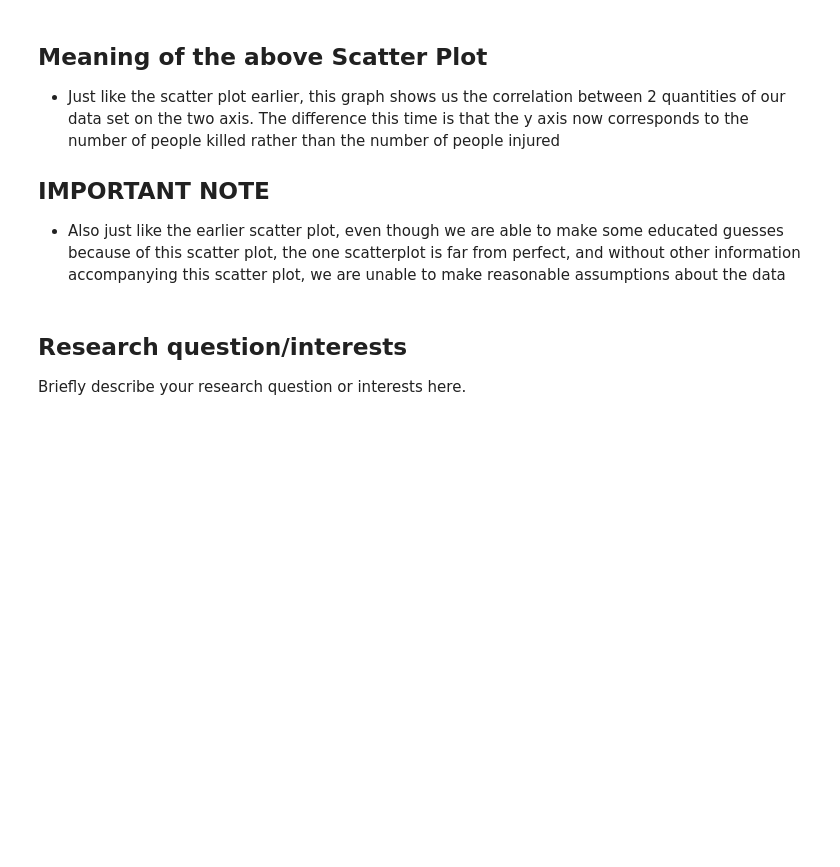
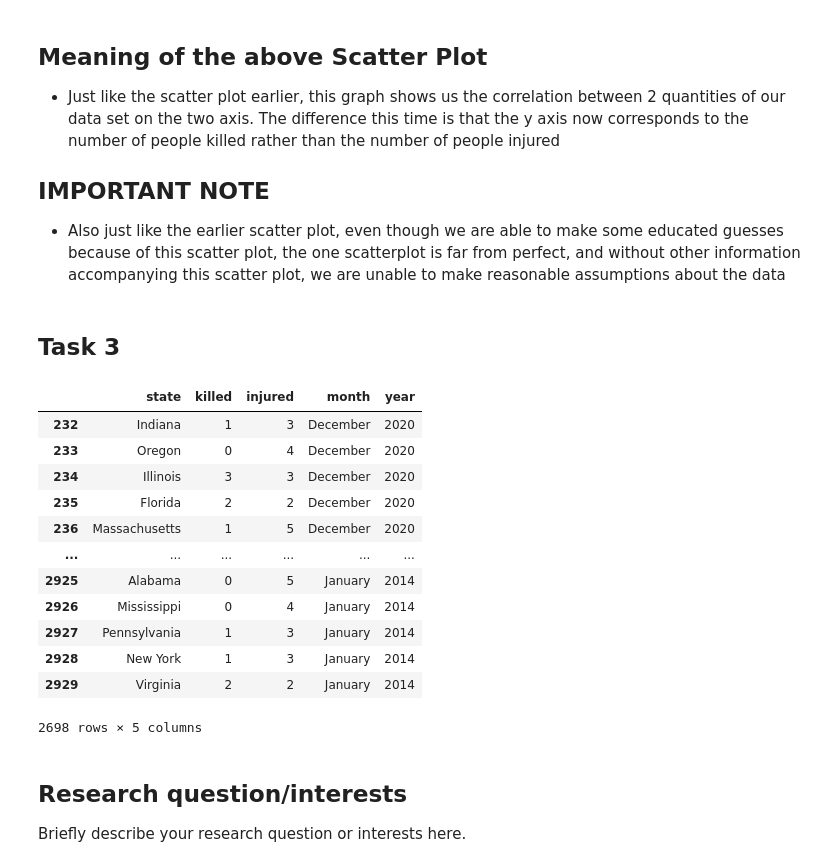
Before and after one commit to ubco-W2022T1-cosc301/project-group39, a Jupyter notebook: notebooks/analysis2.ipynb, the cells around one changed output. Cells and saved outputs as stored; diff of their text form; code cells hidden in the pictures; blank space fills up the shorter version.

Commit message:
Finished Step 1 of Task 3

```diff
--- a/notebooks/analysis2.ipynb
+++ b/notebooks/analysis2.ipynb
@@ -179,6 +181,39 @@ plt.ylim(-1, 20)
 
 ## IMPORTANT NOTE
 - Also just like the earlier scatter plot, even though we are able to make some educated guesses because of this scatter plot, the one scatterplot is far from perfect, and without other information accompanying this scatter plot, we are unable to make reasonable assumptions about the data
+# %% [markdown]
+## Task 3
+# %%
+import pandas as pd
+import numpy as np
+
+months = ['January', 'February', 'March', 'April', 'May', 'June', 'July', 'August', 'September', 'October', 'November', 'December']
+years = ['2014', '2015', '2016', '2017', '2018', '2019', '2020', '2021']
+data = pd.read_csv("../data/raw/US_Gun_Violence_Data.csv")
+df = (
+    pd.DataFrame(data=data)
+    .drop(['incident_id', 'address', 'city_or_county'], axis=1)
+    .assign(month=lambda x : x.incident_date.str.split().str[0])
+    .assign(year=lambda x : x.incident_date.str.split().str[2])
+    .drop(['incident_date'], axis=1)
+    .astype({'year': 'int64'})
+    .loc[lambda x: x['year'] <= 2020]
+)
+df
+# %% [output]
+|  | state | killed | injured | month | year |
+| 232 | Indiana | 1 | 3 | December | 2020 |
+| 233 | Oregon | 0 | 4 | December | 2020 |
+| 234 | Illinois | 3 | 3 | December | 2020 |
+| 235 | Florida | 2 | 2 | December | 2020 |
+| 236 | Massachusetts | 1 | 5 | December | 2020 |
+| ... | ... | ... | ... | ... | ... |
+| 2925 | Alabama | 0 | 5 | January | 2014 |
+| 2926 | Mississippi | 0 | 4 | January | 2014 |
+| 2927 | Pennsylvania | 1 | 3 | January | 2014 |
+| 2928 | New York | 1 | 3 | January | 2014 |
+| 2929 | Virginia | 2 | 2 | January | 2014 |
+2698 rows × 5 columns
 # %% [markdown]
 ## Research question/interests
 
```
Also changed, not shown: parts of 1 cell of this notebook.
